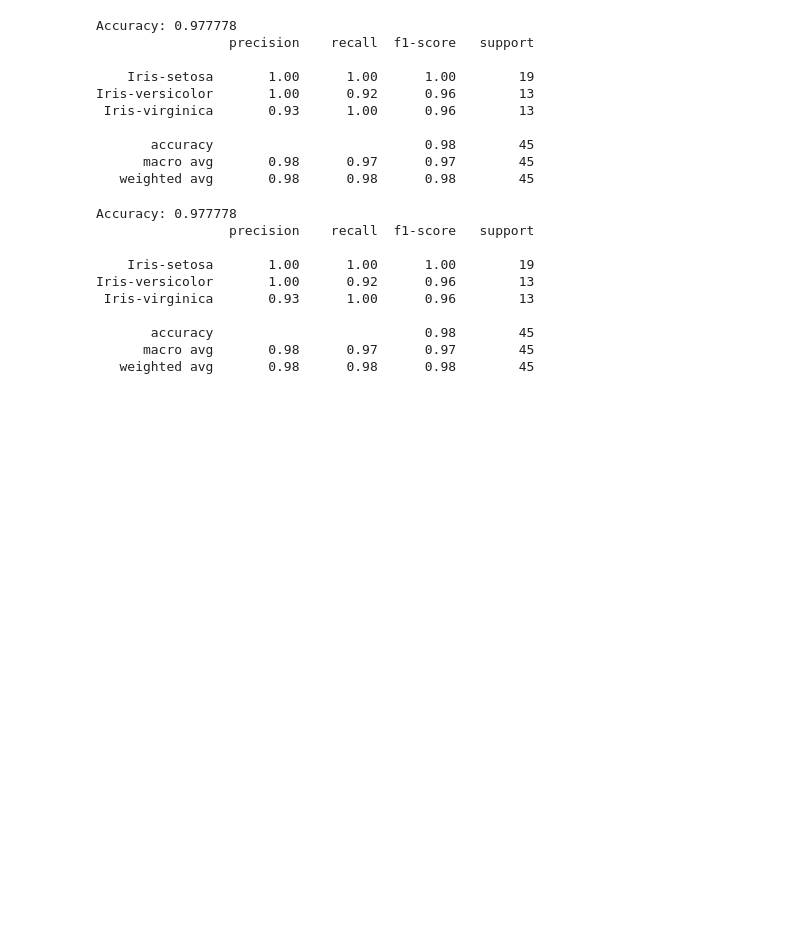
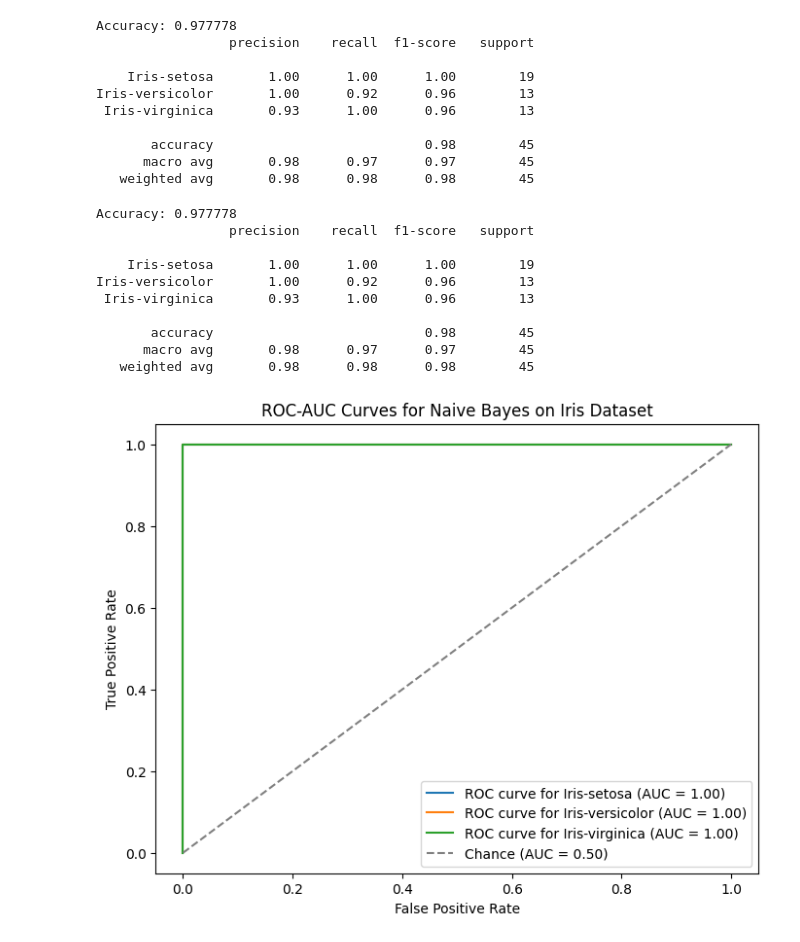
Before and after one commit to r-shadoff/BINF5507_Capstone, a Jupyter notebook: GaussianNaiveBayes.ipynb, the cells around one changed output. Drawn from its saved outputs; the diff is of its cells as text; code cells hidden in the pictures; blank space fills up the shorter version.

Commit message:
Added ROC AUC curves

```diff
--- a/GaussianNaiveBayes.ipynb
+++ b/GaussianNaiveBayes.ipynb
@@ -147,33 +147,58 @@ from sklearn.metrics import accuracy_score, classification_report
 X = df_features[['sepal_length', 'sepal_width', 'minmax_petal_length', 'minmax_petal_width']]
 y = df['species']
 
 # Split data (70% training, 30% testing)
 X_train, X_test, y_train, y_test = train_test_split(X, y, test_size=0.3, random_state=42)
 
 # Initialize and fit Gaussian Naive Bayes
 gnb = GaussianNB()
 gnb.fit(X_train, y_train)
 
 # Predict on test data
 y_pred = gnb.predict(X_test)
 
 # Evaluate accuracy
 accuracy = accuracy_score(y_test, y_pred)
 print(f"Accuracy: {accuracy:.6f}")
 
 # Detailed classification report
 print(classification_report(y_test, y_pred))
+# ROC AUC Curves
+# Binarize target labels for multi-class ROC
+y_bin = label_binarize(y_test, classes=['Iris-setosa', 'Iris-versicolor', 'Iris-virginica'])
+
+# Get class probabilities for ROC
+y_score = gnb.predict_proba(X_test)
+n_classes = y_bin.shape[1]
+# Plot ROC-AUC curves for each class
+plt.figure(figsize=(8, 6))
+
+for i, class_name in enumerate(['Iris-setosa', 'Iris-versicolor', 'Iris-virginica']):
+    fpr, tpr, _ = roc_curve(y_bin[:, i], y_score[:, i])
+    roc_auc = auc(fpr, tpr)
+    plt.plot(fpr, tpr, label=f"ROC curve for {class_name} (AUC = {roc_auc:.2f})")
+
+# Plot random chance line
+plt.plot([0, 1], [0, 1], linestyle="--", color="gray", label="Chance (AUC = 0.50)")
+
+# Add plot details
+plt.xlabel("False Positive Rate")
+plt.ylabel("True Positive Rate")
+plt.title("ROC-AUC Curves for Naive Bayes on Iris Dataset")
+plt.legend(loc="lower right")
+plt.show()
 # %% [output]
 Accuracy: 0.977778
                  precision    recall  f1-score   support
 
     Iris-setosa       1.00      1.00      1.00        19
 Iris-versicolor       1.00      0.92      0.96        13
  Iris-virginica       0.93      1.00      0.96        13
 
        accuracy                           0.98        45
       macro avg       0.98      0.97      0.97        45
    weighted avg       0.98      0.98      0.98        45
+[figure, added]
 # %%
 # Untransformed values for petal length and petal width
 from sklearn.model_selection import train_test_split
```
Also changed, not shown: parts of 2 cells of this notebook.
